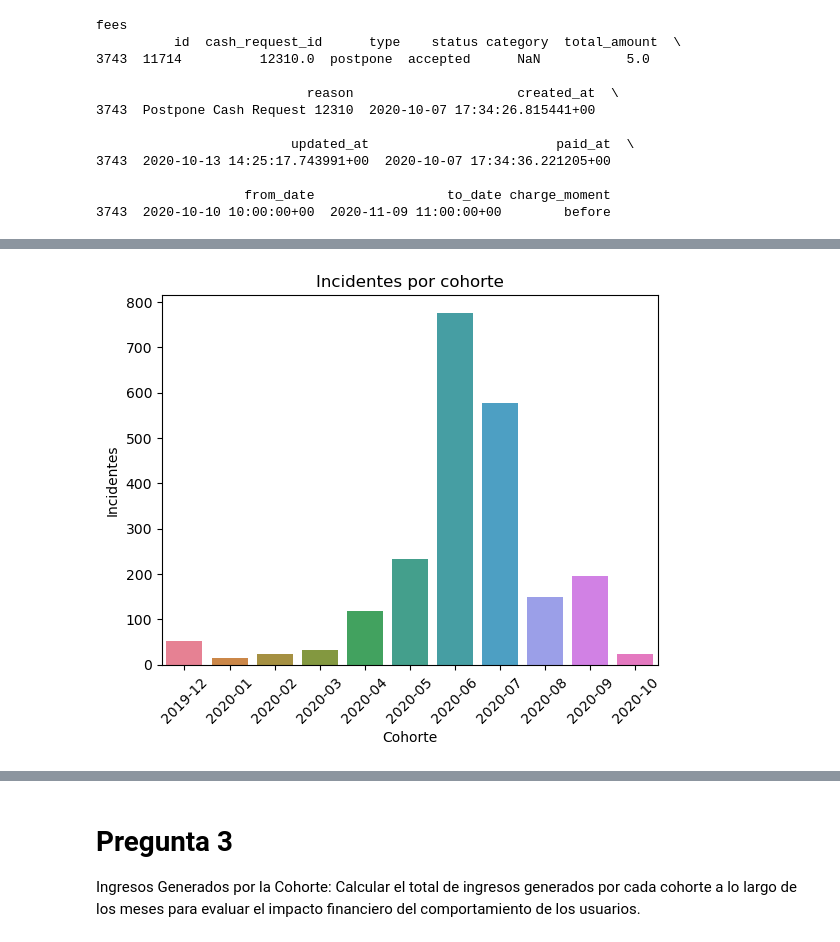
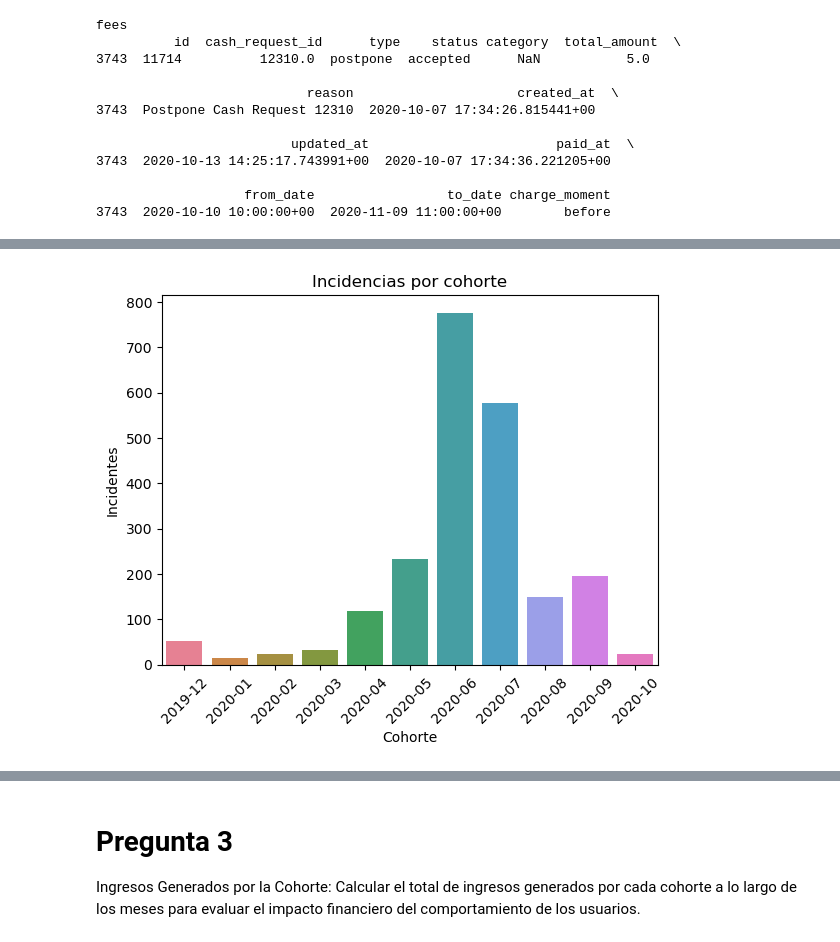
Before and after one commit to moiatgit/project-1-ironhack-payments-es, a Jupyter notebook: grupo3.ipynb, the cells around one changed output, grey strips where cells are left out. Cells and saved outputs as stored; diff of their text form; code cells hidden in the pictures.

```diff
--- a/grupo3.ipynb
+++ b/grupo3.ipynb
@@ -596,9 +590,9 @@ plt.show()
 # %%
 sns.barplot(data=df_incidencias, x='cohorte', y='incidencias', hue='cohorte')
-plt.title('Incidentes por cohorte')
+plt.title('Incidencias por cohorte')
 plt.xlabel('Cohorte')
 plt.ylabel('Incidentes')
 plt.xticks(rotation=45)
 plt.show()
 # %% [output]
-[figure, old version]
+[figure, new version]
```
Also changed, not shown: parts of 39 cells of this notebook.
